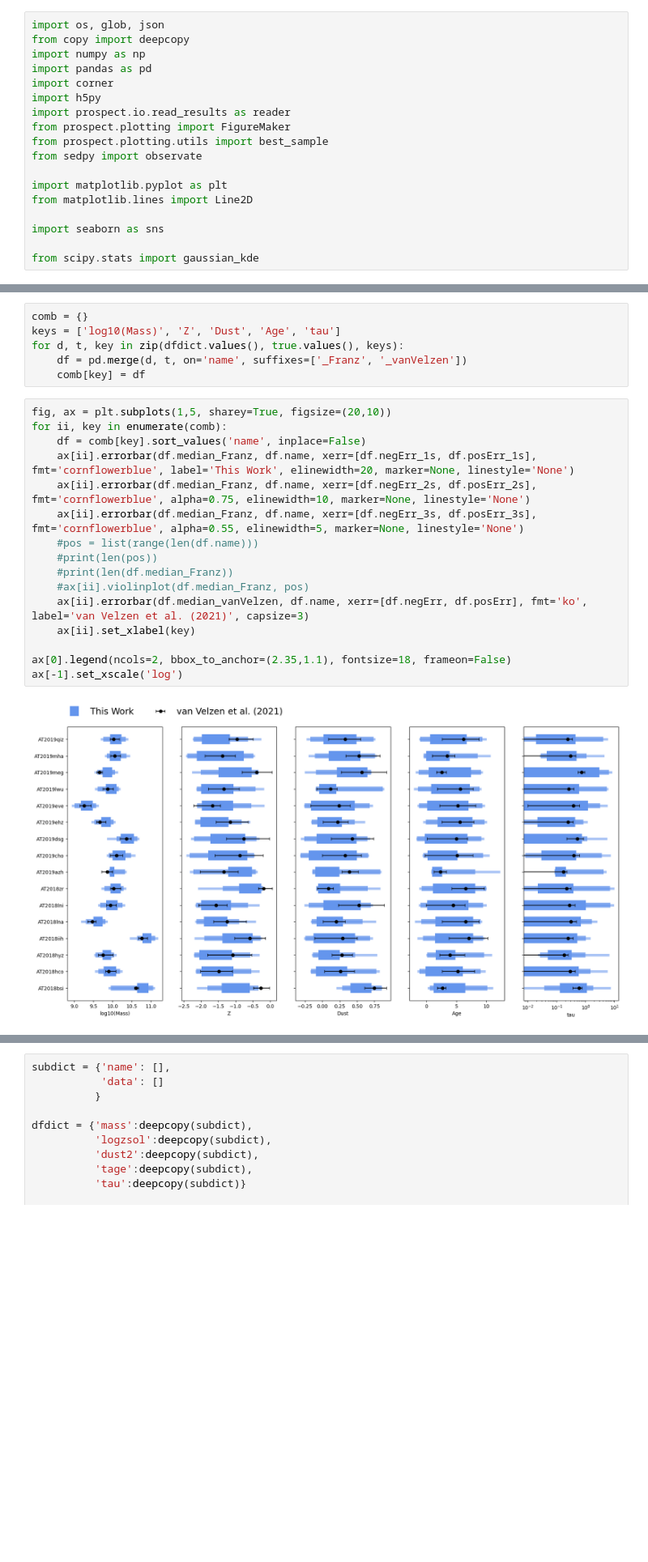
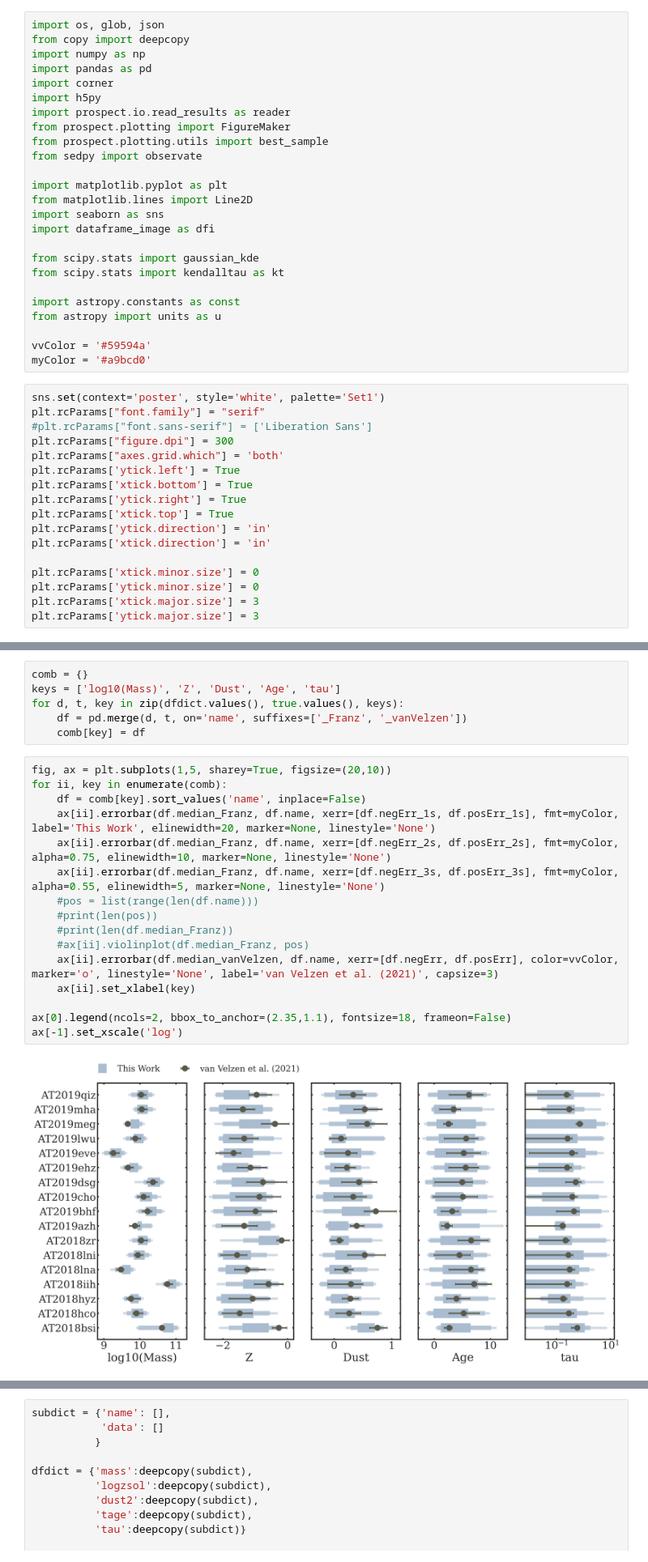
Before and after one commit to noahfranz13/SO-Classes, a Jupyter notebook: ASTR513/Project/analysis.ipynb, the cells around one changed output, grey strips where cells are left out. Shown at 81% size. Saved outputs shown, nothing was run; the diff lists cells and outputs as text; blank space fills up the shorter version.

```diff
--- a/ASTR513/Project/analysis.ipynb
+++ b/ASTR513/Project/analysis.ipynb
@@ -12,10 +12,34 @@ from sedpy import observate
 
 import matplotlib.pyplot as plt
 from matplotlib.lines import Line2D
-
 import seaborn as sns
+import dataframe_image as dfi
 
 from scipy.stats import gaussian_kde
+from scipy.stats import kendalltau as kt
+
+import astropy.constants as const
+from astropy import units as u
+
+vvColor = '#59594a'
+myColor = '#a9bcd0'
+# %%
+sns.set(context='poster', style='white', palette='Set1')
+plt.rcParams["font.family"] = "serif"
+#plt.rcParams["font.sans-serif"] = ['Liberation Sans']
+plt.rcParams["figure.dpi"] = 300
+plt.rcParams["axes.grid.which"] = 'both'
+plt.rcParams['ytick.left'] = True
+plt.rcParams['xtick.bottom'] = True
+plt.rcParams['ytick.right'] = True
+plt.rcParams['xtick.top'] = True
+plt.rcParams['ytick.direction'] = 'in'
+plt.rcParams['xtick.direction'] = 'in'
+
+plt.rcParams['xtick.minor.size'] = 0
+plt.rcParams['ytick.minor.size'] = 0
+plt.rcParams['xtick.major.size'] = 3
+plt.rcParams['ytick.major.size'] = 3
 # %%
 def computeConfidenceIntervals(result, alphas=[0.682, 0.954, 0.996], **kwargs):
     '''
@@ -198,18 +250,18 @@ for d, t, key in zip(dfdict.values(), true.values(), keys):
 # %%
 fig, ax = plt.subplots(1,5, sharey=True, figsize=(20,10))
 for ii, key in enumerate(comb):
     df = comb[key].sort_values('name', inplace=False)
-    ax[ii].errorbar(df.median_Franz, df.name, xerr=[df.negErr_1s, df.posErr_1s], fmt='cornflowerblue', label='This Work', elinewidth=20, marker=None, linestyle='None')
-    ax[ii].errorbar(df.median_Franz, df.name, xerr=[df.negErr_2s, df.posErr_2s], fmt='cornflowerblue', alpha=0.75, elinewidth=10, marker=None, linestyle='None')
-    ax[ii].errorbar(df.median_Franz, df.name, xerr=[df.negErr_3s, df.posErr_3s], fmt='cornflowerblue', alpha=0.55, elinewidth=5, marker=None, linestyle='None')
+    ax[ii].errorbar(df.median_Franz, df.name, xerr=[df.negErr_1s, df.posErr_1s], fmt=myColor, label='This Work', elinewidth=20, marker=None, linestyle='None')
+    ax[ii].errorbar(df.median_Franz, df.name, xerr=[df.negErr_2s, df.posErr_2s], fmt=myColor, alpha=0.75, elinewidth=10, marker=None, linestyle='None')
+    ax[ii].errorbar(df.median_Franz, df.name, xerr=[df.negErr_3s, df.posErr_3s], fmt=myColor, alpha=0.55, elinewidth=5, marker=None, linestyle='None')
     #pos = list(range(len(df.name)))
     #print(len(pos))
     #print(len(df.median_Franz))
     #ax[ii].violinplot(df.median_Franz, pos)
-    ax[ii].errorbar(df.median_vanVelzen, df.name, xerr=[df.negErr, df.posErr], fmt='ko', label='van Velzen et al. (2021)', capsize=3)
+    ax[ii].errorbar(df.median_vanVelzen, df.name, xerr=[df.negErr, df.posErr], color=vvColor, marker='o', linestyle='None', label='van Velzen et al. (2021)', capsize=3)
     ax[ii].set_xlabel(key)
 
 ax[0].legend(ncols=2, bbox_to_anchor=(2.35,1.1), fontsize=18, frameon=False)
 ax[-1].set_xscale('log')
 # %% [output]
-[figure, old version]
+[figure, new version]
```
Also changed, not shown: parts of 27 cells of this notebook, 51 other files.
